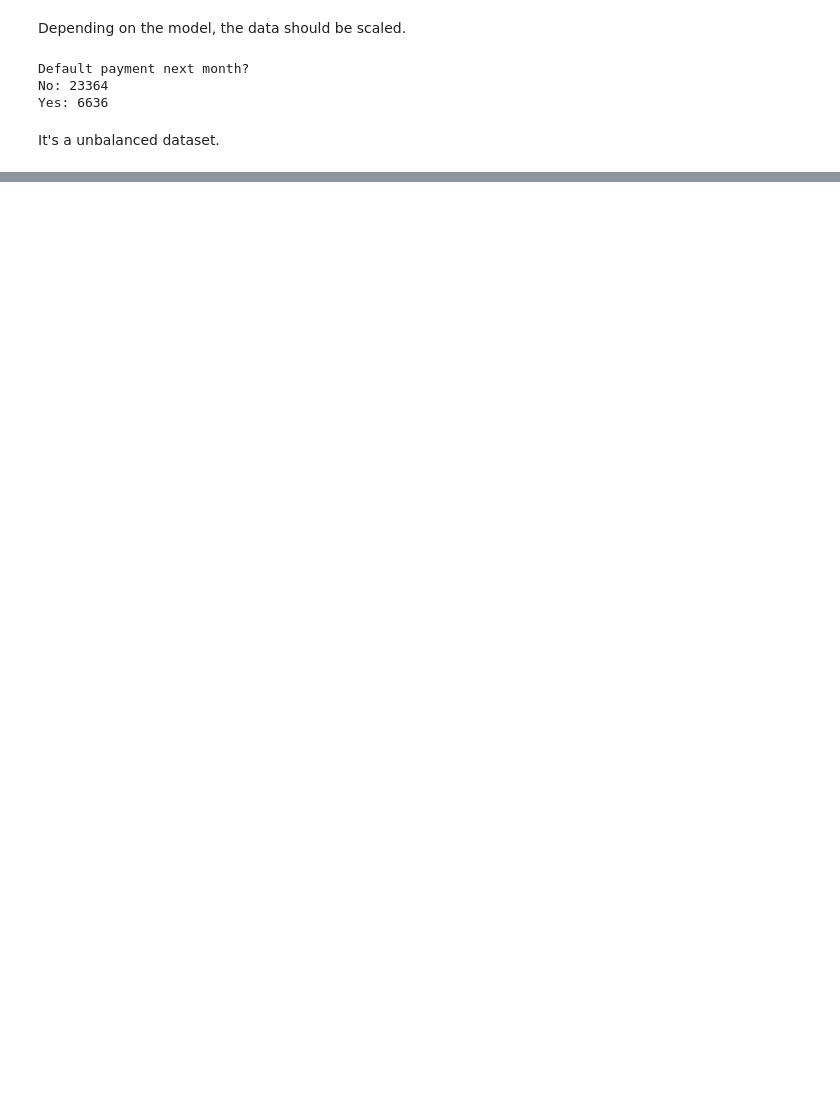
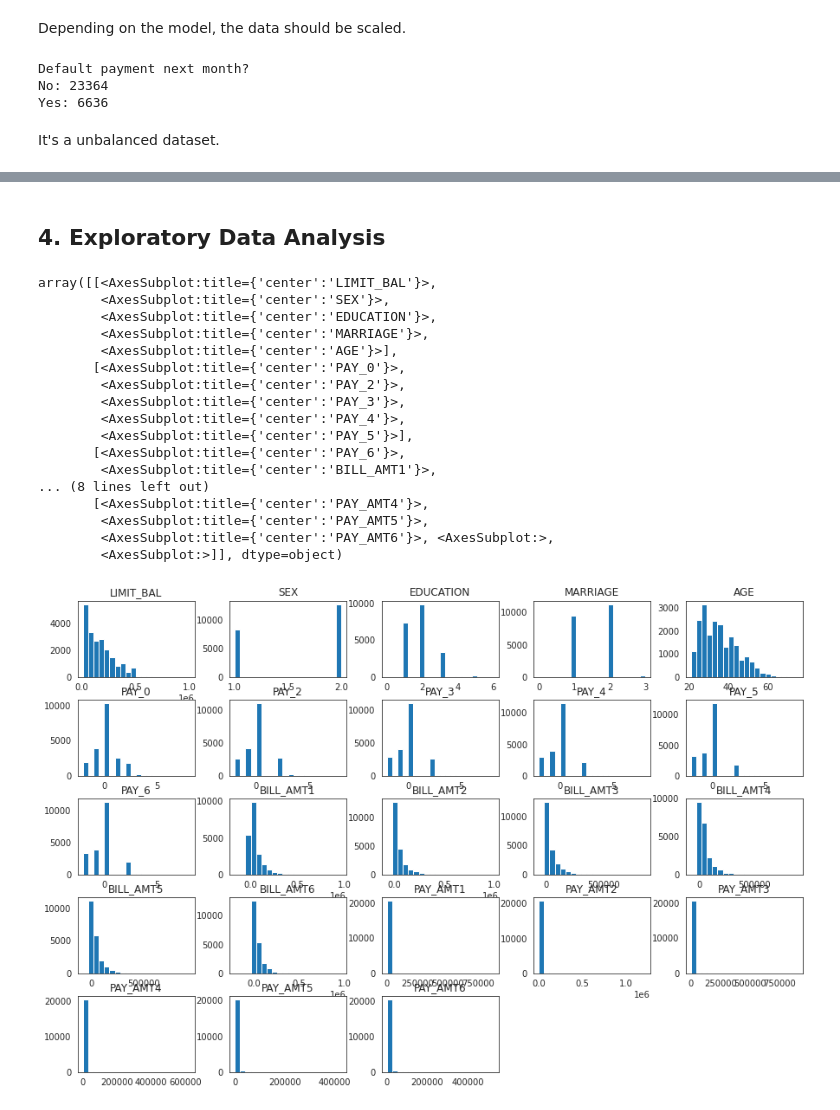
Before and after one commit to caiomts/default-credit-card-classification, a Jupyter notebook: eda.ipynb, the cells around one changed output, grey strips where cells are left out. Cells and saved outputs as stored; diff of their text form; code cells hidden in the pictures; blank space fills up the shorter version.

```diff
--- a/eda.ipynb
+++ b/eda.ipynb
@@ -85,0 +91,3 @@ It's a unbalanced dataset.
+# %%
+X_train = pd.read_parquet('data/x_train.parquet')
+y_train = pd.read_parquet('data/y_train.parquet')
@@ -85,0 +144,24 @@ It's a unbalanced dataset.
+# %% [markdown]
+## 4. Exploratory Data Analysis
+# %%
+sns.set_style(style='white')
+X_train.hist(figsize=(15, 10), bins=20, grid=False)
+# %% [output]
+array([[<AxesSubplot:title={'center':'LIMIT_BAL'}>,
+        <AxesSubplot:title={'center':'SEX'}>,
+        <AxesSubplot:title={'center':'EDUCATION'}>,
+        <AxesSubplot:title={'center':'MARRIAGE'}>,
+        <AxesSubplot:title={'center':'AGE'}>],
+       [<AxesSubplot:title={'center':'PAY_0'}>,
+        <AxesSubplot:title={'center':'PAY_2'}>,
+        <AxesSubplot:title={'center':'PAY_3'}>,
+        <AxesSubplot:title={'center':'PAY_4'}>,
+        <AxesSubplot:title={'center':'PAY_5'}>],
+       [<AxesSubplot:title={'center':'PAY_6'}>,
+        <AxesSubplot:title={'center':'BILL_AMT1'}>,
+... (8 lines left out)
+       [<AxesSubplot:title={'center':'PAY_AMT4'}>,
+        <AxesSubplot:title={'center':'PAY_AMT5'}>,
+        <AxesSubplot:title={'center':'PAY_AMT6'}>, <AxesSubplot:>,
+        <AxesSubplot:>]], dtype=object)
+[figure, added]
```
Also changed, not shown: parts of 18 cells of this notebook, 4 other files.
